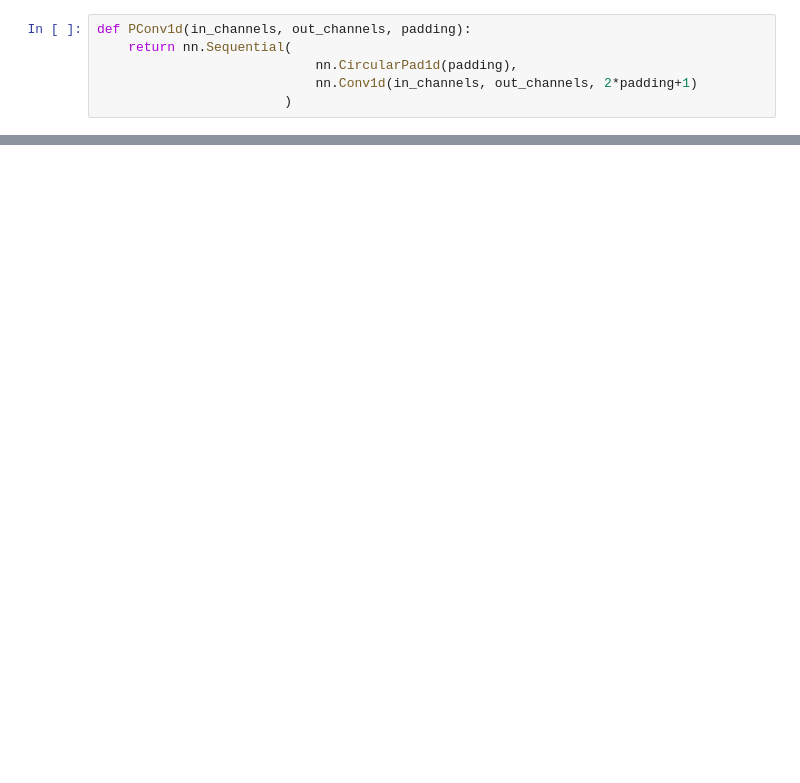
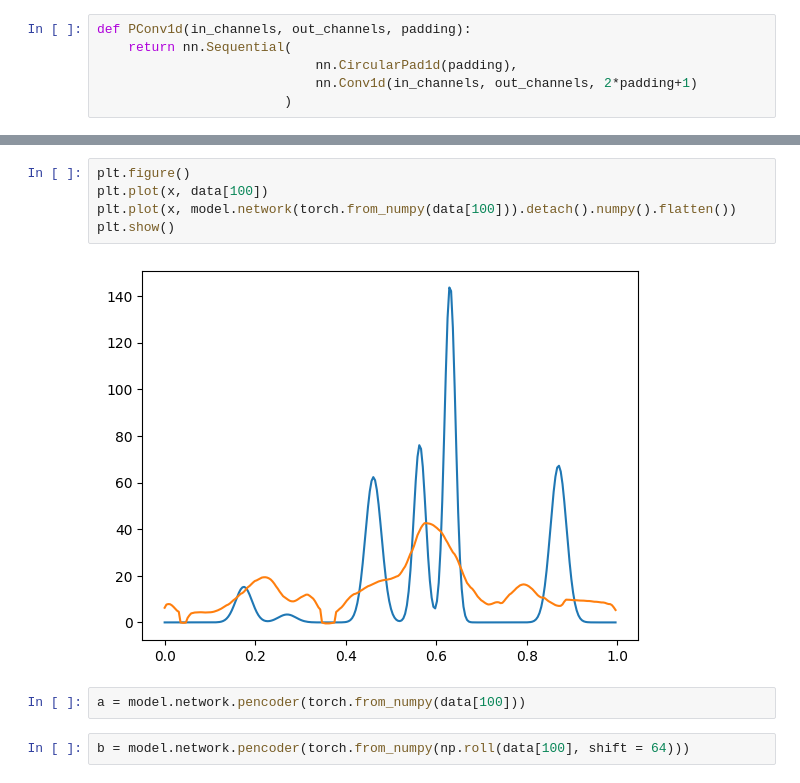
Before and after one commit to c-earth/diff2struct, a Jupyter notebook: Period1DAE.ipynb, the cells around one changed output, grey strips where cells are left out. Saved outputs shown, nothing was run; the diff lists cells and outputs as text; blank space fills up the shorter version.

```diff
--- a/Period1DAE.ipynb
+++ b/Period1DAE.ipynb
@@ -102,0 +238,11 @@ class PAE(nn.Module):
+# %%
+plt.figure()
+plt.plot(x, data[100])
+plt.plot(x, model.network(torch.from_numpy(data[100])).detach().numpy().flatten())
+plt.show()
+# %% [output]
+[figure, added]
+# %%
+a = model.network.pencoder(torch.from_numpy(data[100]))
+# %%
+b = model.network.pencoder(torch.from_numpy(np.roll(data[100], shift = 64)))
```
Also changed, not shown: parts of 18 cells of this notebook.
